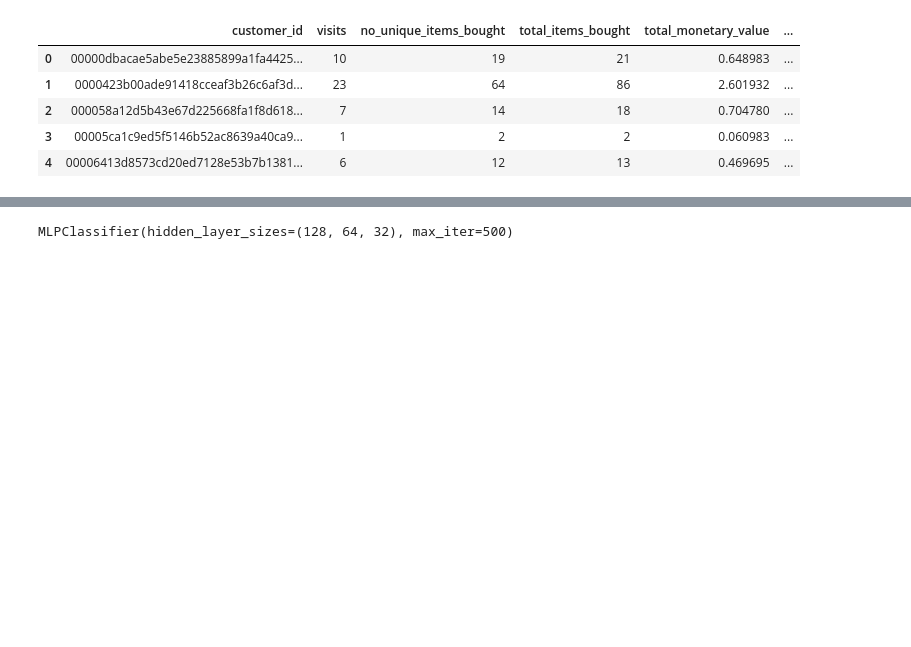
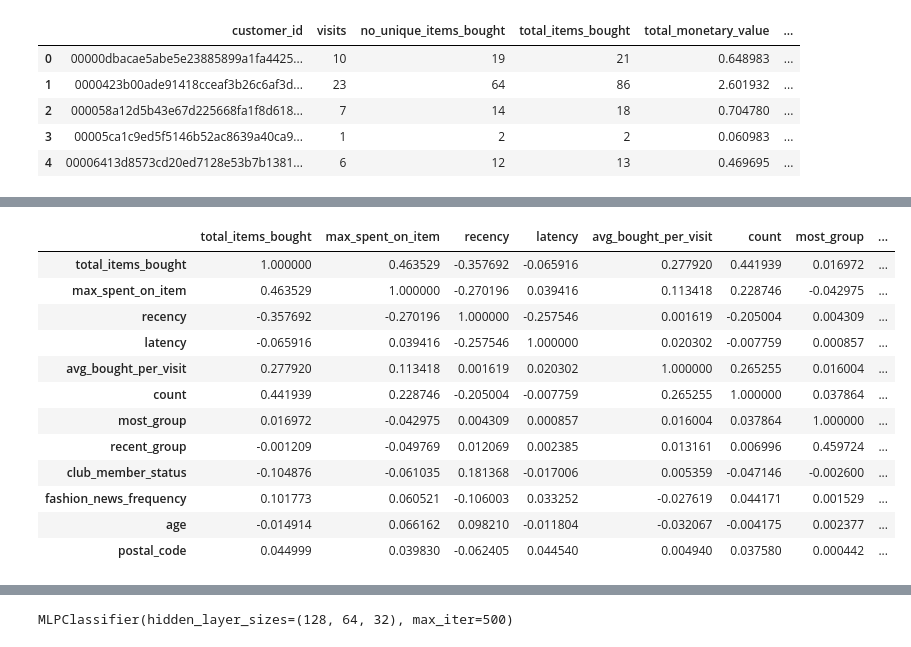
Before and after one commit to aye21874/AML_Final_Project, a Jupyter notebook: classi_model.ipynb, the cells around one changed output, grey strips where cells are left out. Cells and saved outputs as stored; diff of their text form; code cells hidden in the pictures; blank space fills up the shorter version.

```diff
--- a/classi_model.ipynb
+++ b/classi_model.ipynb
@@ -288 +310,17 @@ X.head()
+# %%
+X_update.corr()
+# %% [output]
+|  | total_items_bought | max_spent_on_item | recency | latency | avg_bought_per_visit | count | most_group | ... |
+| total_items_bought | 1.000000 | 0.463529 | -0.357692 | -0.065916 | 0.277920 | 0.441939 | 0.016972 | ... |
+| max_spent_on_item | 0.463529 | 1.000000 | -0.270196 | 0.039416 | 0.113418 | 0.228746 | -0.042975 | ... |
+| recency | -0.357692 | -0.270196 | 1.000000 | -0.257546 | 0.001619 | -0.205004 | 0.004309 | ... |
+| latency | -0.065916 | 0.039416 | -0.257546 | 1.000000 | 0.020302 | -0.007759 | 0.000857 | ... |
+| avg_bought_per_visit | 0.277920 | 0.113418 | 0.001619 | 0.020302 | 1.000000 | 0.265255 | 0.016004 | ... |
+| count | 0.441939 | 0.228746 | -0.205004 | -0.007759 | 0.265255 | 1.000000 | 0.037864 | ... |
+| most_group | 0.016972 | -0.042975 | 0.004309 | 0.000857 | 0.016004 | 0.037864 | 1.000000 | ... |
+| recent_group | -0.001209 | -0.049769 | 0.012069 | 0.002385 | 0.013161 | 0.006996 | 0.459724 | ... |
+| club_member_status | -0.104876 | -0.061035 | 0.181368 | -0.017006 | 0.005359 | -0.047146 | -0.002600 | ... |
+| fashion_news_frequency | 0.101773 | 0.060521 | -0.106003 | 0.033252 | -0.027619 | 0.044171 | 0.001529 | ... |
+| age | -0.014914 | 0.066162 | 0.098210 | -0.011804 | -0.032067 | -0.004175 | 0.002377 | ... |
+| postal_code | 0.044999 | 0.039830 | -0.062405 | 0.044540 | 0.004940 | 0.037580 | 0.000442 | ... |
 # %%
```
Also changed, not shown: parts of 11 cells of this notebook.
